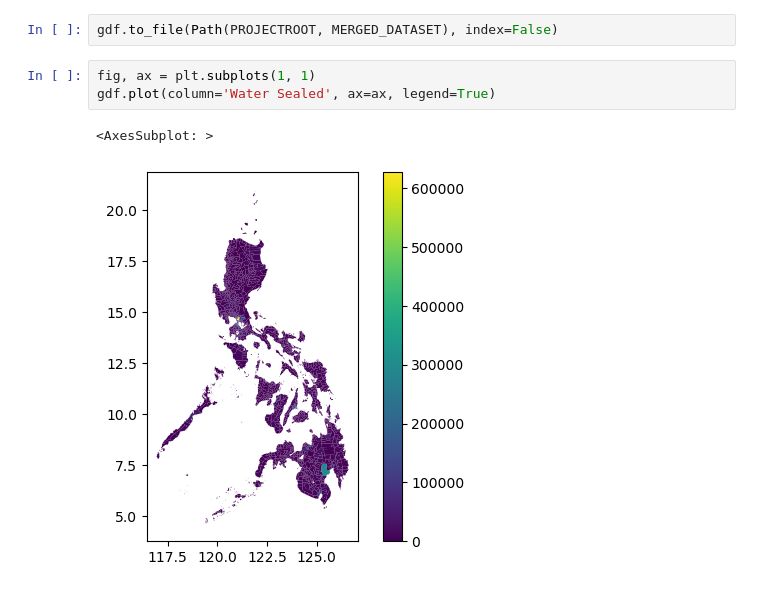
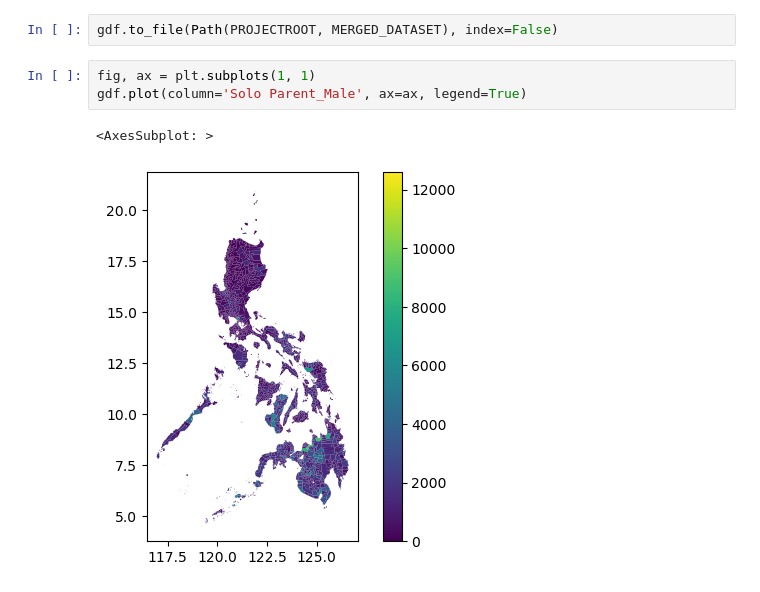
Before and after one commit to OmdenaAI/philippines-chapter-urban-vunerability, a Jupyter notebook: src/tasks/task-2-geolocation/2-dataset-merging.ipynb, the cells around one changed output. Saved outputs shown, nothing was run; the diff lists cells and outputs as text.

```diff
--- a/src/tasks/task-2-geolocation/2-dataset-merging.ipynb
+++ b/src/tasks/task-2-geolocation/2-dataset-merging.ipynb
@@ -286,7 +287,7 @@ gdf = gdf.merge(merged_df,
 gdf.to_file(Path(PROJECTROOT, MERGED_DATASET), index=False)
 # %%
 fig, ax = plt.subplots(1, 1)
-gdf.plot(column='Water Sealed', ax=ax, legend=True)
+gdf.plot(column='Solo Parent_Male', ax=ax, legend=True)
 # %% [output]
 <AxesSubplot: >
-[figure, old version]
+[figure, new version]
```
Also changed, not shown: parts of 5 cells of this notebook.
